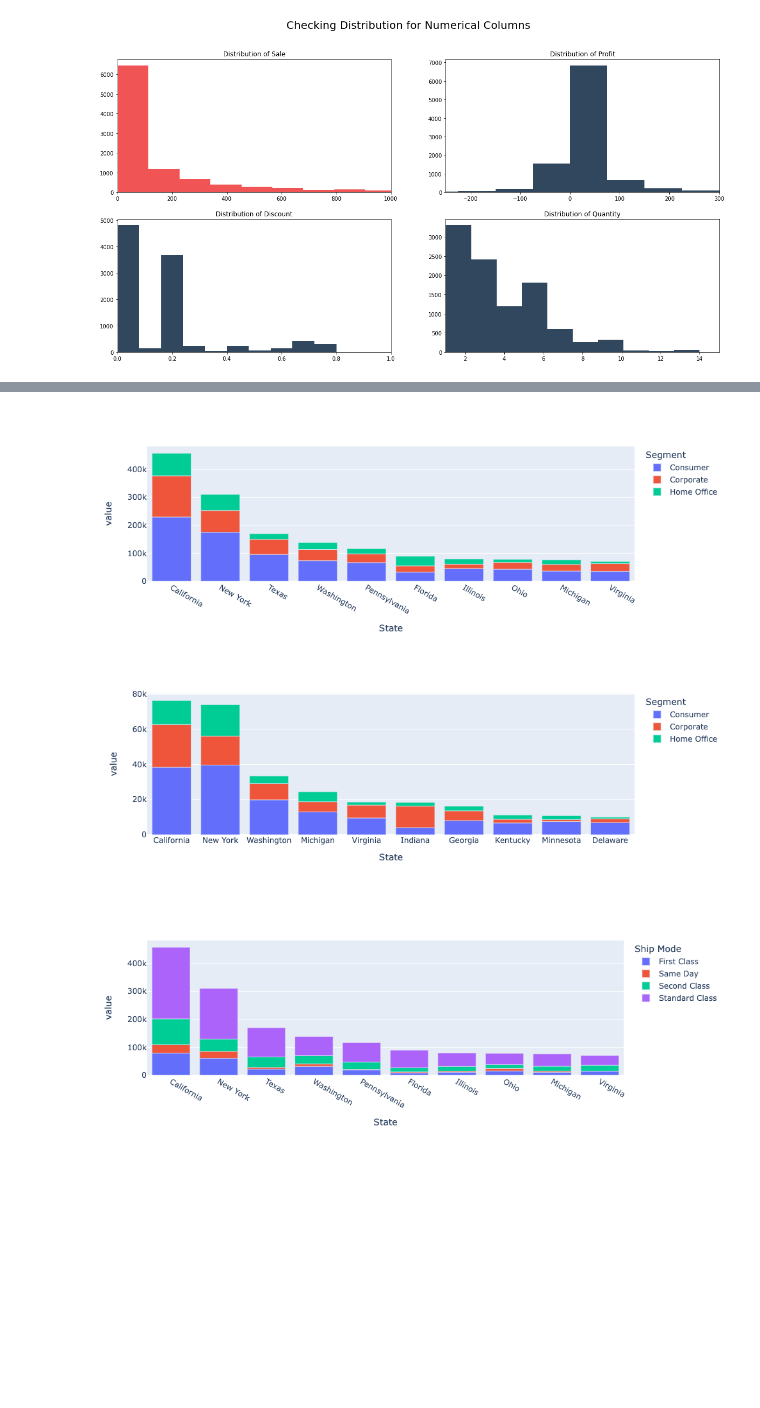
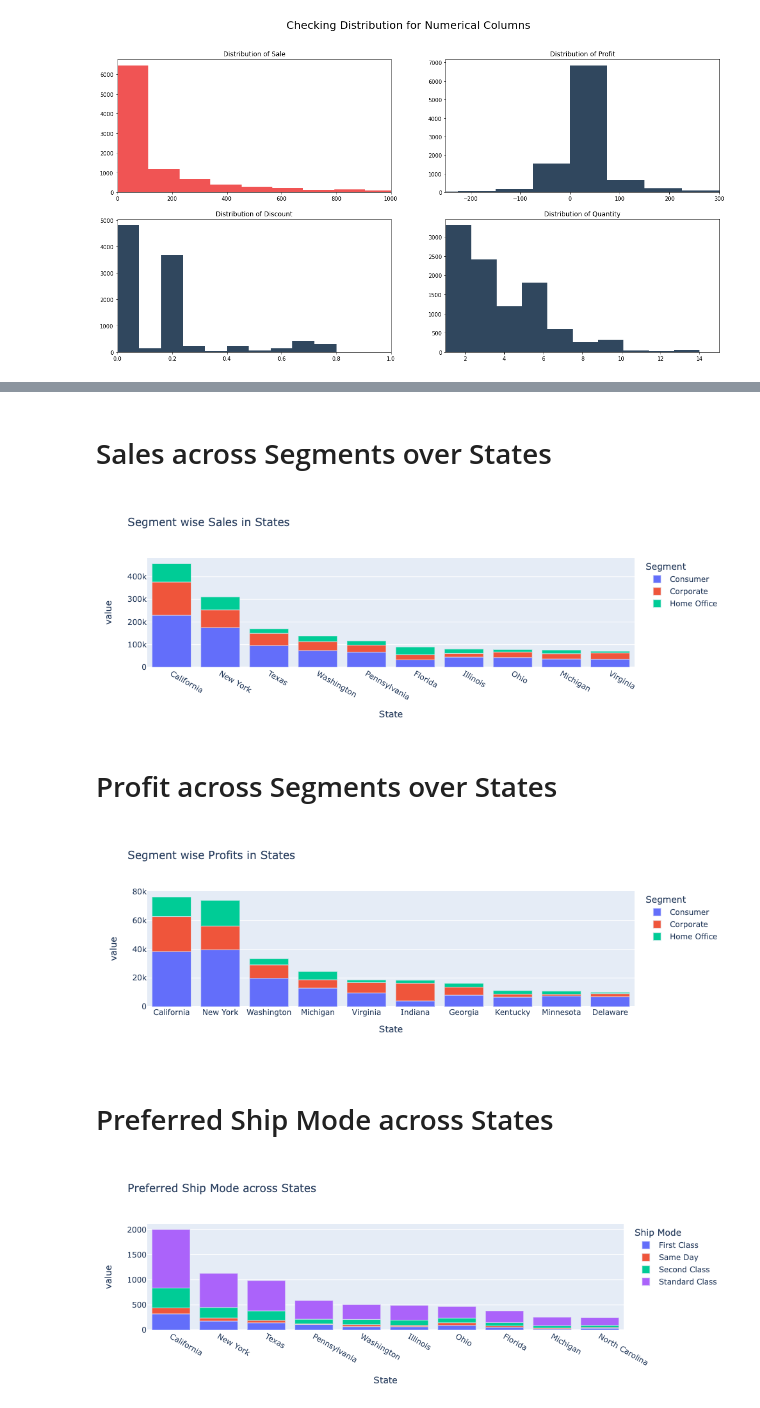
Before and after one commit to sneha-k/Big-Data-Analysis, a Jupyter notebook: EDA.ipynb, the cells around one changed output, grey strips where cells are left out. Drawn from its saved outputs; the diff is of its cells as text; code cells hidden in the pictures; blank space fills up the shorter version.

```diff
--- a/EDA.ipynb
+++ b/EDA.ipynb
@@ -177,5 +189,5 @@ A critical information from value_counts is that Country has constant value "Uni
 # %%
-data = data.drop(["Country", "Row ID", "Order ID", "Postal Code"], axis = 1)
+data = data.drop(["Country", "Row ID", "Postal Code"], axis = 1)
 # %%
 # looking at the data agin
 data.head()
@@ -218,10 +212,3 @@ data['Order Year'] = ps.DatetimeIndex(data['Order Date']).year
 data['Ship Day'] = ps.DatetimeIndex(data['Ship Date']).day
 data['Ship Month'] = ps.DatetimeIndex(data['Ship Date']).day
 data['Ship Year'] = ps.DatetimeIndex(data['Ship Date']).day
-# %%
-'''data['Ship Mode'] = data['Ship Mode'].astype('category')
-data['Segment'] = data['Segment'].astype('category')
-data['City'] = data['City'].astype('category')
-data['State'] = data['State'].astype('category')
-data['Category'] = data['Category'].astype('category')
-data['Sub-Category'] = data['Sub-Category'].astype('category')'''
@@ -395,3 +410,5 @@ month_sales.plot.bar('Order Month', 'Sales')
+# %% [markdown]
+# Sales across Segments over States
 # %%
 grouped_df = data.groupby(['State', 'Segment']).agg({'Sales':'sum'}).reset_index()
 grouped_df = grouped_df.pivot(index='State', columns='Segment', values='Sales').reset_index()
@@ -399,9 +416,11 @@ grouped_df['Total'] = grouped_df['Consumer'] + grouped_df['Corporate'] + grouped
 grouped_df = grouped_df.sort_values(by='Total', ascending=False)
 grouped_df = grouped_df.drop(columns=['Total', 'Segment'])
 grouped_df = grouped_df.set_index('State')
-grouped_df.head(10).plot.bar()
+grouped_df.head(10).plot.bar(title = "Segment wise Sales in States")
 # %% [output]
-[figure, old version]
+[figure, new version]
+# %% [markdown]
+# Profit across Segments over States
 # %%
 grouped_df = data.groupby(['State', 'Segment']).agg({'Profit':'sum'}).reset_index()
 grouped_df = grouped_df.pivot(index='State', columns='Segment', values='Profit').reset_index()
@@ -409,16 +428,18 @@ grouped_df['Total'] = grouped_df['Consumer'] + grouped_df['Corporate'] + grouped
 grouped_df = grouped_df.sort_values(by='Total', ascending=False)
 grouped_df = grouped_df.drop(columns=['Total', 'Segment'])
 grouped_df = grouped_df.set_index('State')
-grouped_df.head(10).plot.bar()
+grouped_df.head(10).plot.bar(title = "Segment wise Profits in States")
 # %% [output]
-[figure, old version]
+[figure, new version]
+# %% [markdown]
+# Preferred Ship Mode across States
 # %%
-grouped_df = data.groupby(['State', 'Ship Mode']).agg({'Sales':'sum'}).reset_index()
-grouped_df = grouped_df.pivot(index='State', columns='Ship Mode', values='Sales').reset_index()
+grouped_df = data.groupby(['State', 'Ship Mode']).agg({'Order ID':'count'}).reset_index()
+grouped_df = grouped_df.pivot(index='State', columns='Ship Mode', values='Order ID').reset_index()
 grouped_df['Total'] = grouped_df['Standard Class'] + grouped_df['Second Class'] + grouped_df['First Class'] + grouped_df['Same Day']
 grouped_df = grouped_df.sort_values(by='Total', ascending=False)
 grouped_df = grouped_df.drop(columns=['Total', 'Ship Mode'])
 grouped_df = grouped_df.set_index('State')
-grouped_df.head(10).plot.bar()
+grouped_df.head(10).plot.bar(title = "Preferred Ship Mode across States")
 # %% [output]
-[figure, old version]
+[figure, new version]
```
Also changed, not shown: parts of 75 cells of this notebook.
